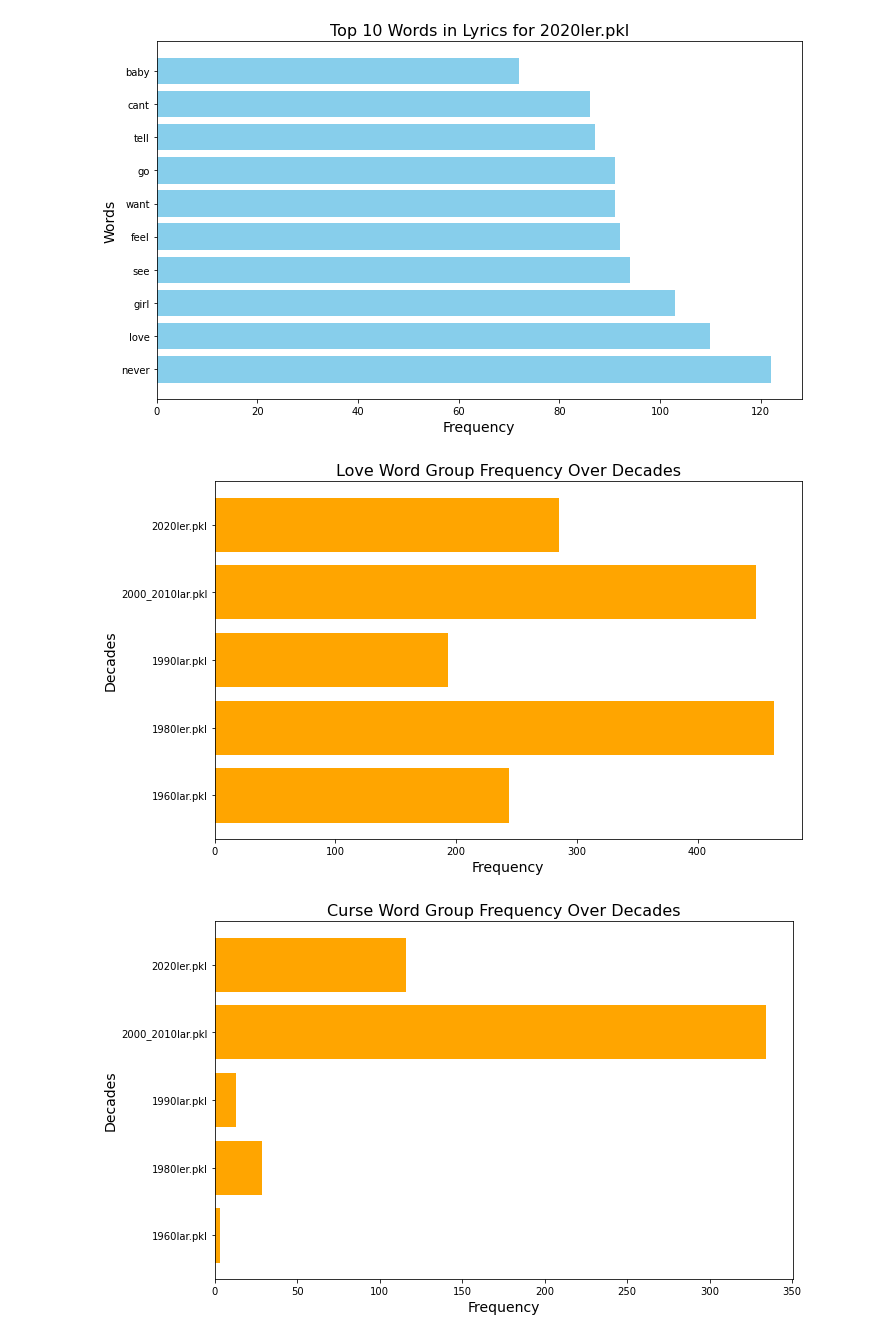
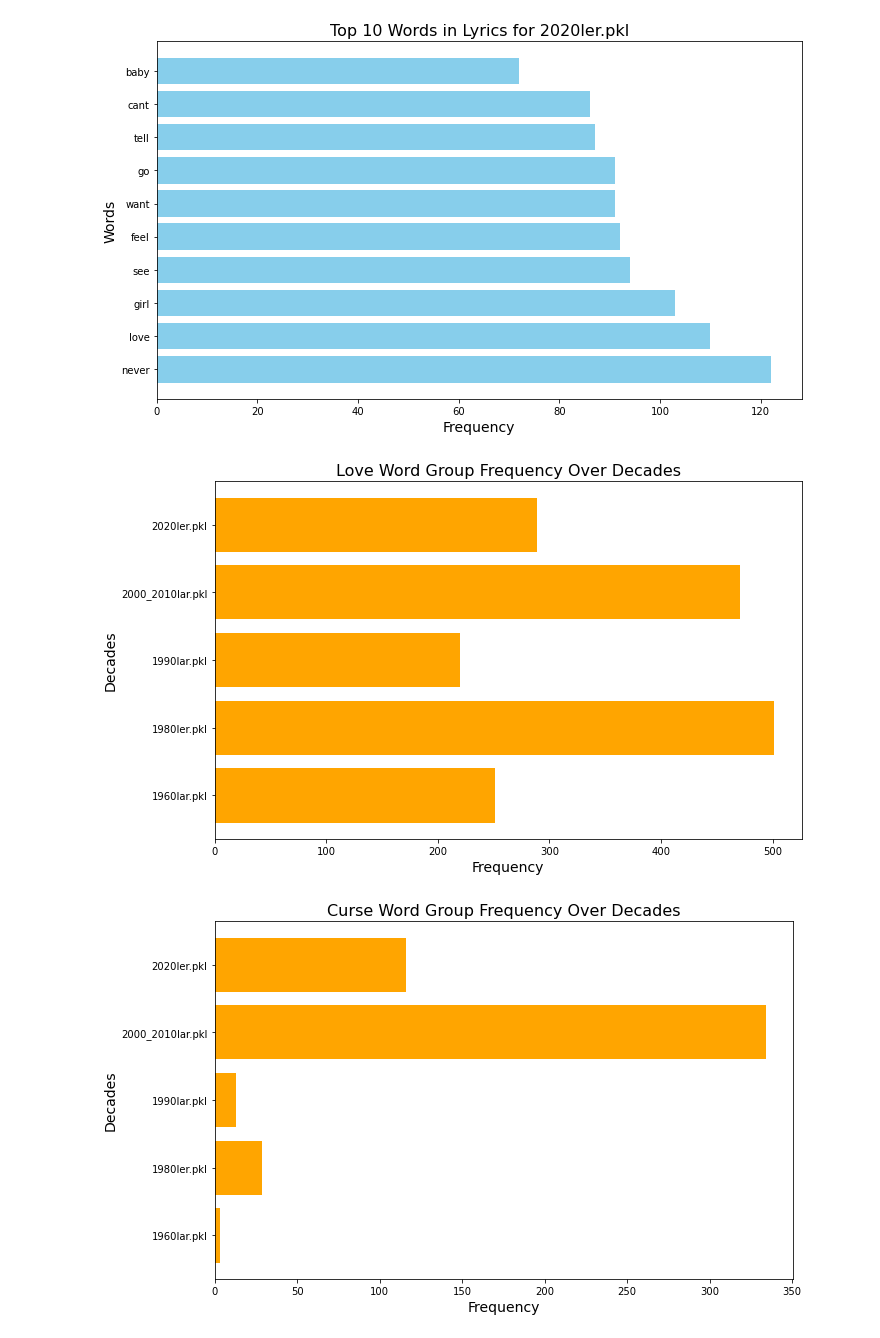
Before and after one commit to beydabucak2/Lyrics_Sentiment_Analysis_By_Decade, a Jupyter notebook: projeI.ipynb, the cells around one changed output. Drawn from its saved outputs; the diff is of its cells as text; code cells hidden in the pictures.

```diff
--- a/projeI.ipynb
+++ b/projeI.ipynb
@@ -900,7 +900,7 @@ from collections import Counter
 import re
 
 keywords = {
-    'love': ['love', 'girl', 'baby'],
+    'love': ['love', 'girl', 'baby','beautiful','pretty'],
     'curse': ['fuck', 'shit', 'ass', 'bitch'],
     'war': ['fight', 'war', 'sword', 'scream']
 }
@@ -927,33 +927,33 @@ for pickle_file in pickle_files:
         df = pickle.load(file)
 
     if 'clean_lyrics' in df.columns:
         lyrics = df['clean_lyrics'].tolist()
 
         all_lyrics = " ".join(lyrics)
 
         cleaned_words = clean_text(all_lyrics, custom_stop_words)
 
         for label, keyword_list in keywords.items():
             count = 0
             for keyword in keyword_list:
                 count += cleaned_words.count(keyword)
             keywords_frequency_by_decade[label][pickle_file] = count
 
 for label, decade_data in keywords_frequency_by_decade.items():
     decades = list(decade_data.keys())
     counts = list(decade_data.values())
 
     plt.figure(figsize=(10, 6))
 
     plt.barh(decades, counts, color='orange')
 
     plt.title(f'{label.capitalize()} Word Group Frequency Over Decades', fontsize=16)
     plt.xlabel('Frequency', fontsize=14)
     plt.ylabel('Decades', fontsize=14)
 
     plt.tight_layout()
     plt.show()
 # %% [output]
-[figure, old version]
+[figure, new version]
 [figure]
 [figure]
```
